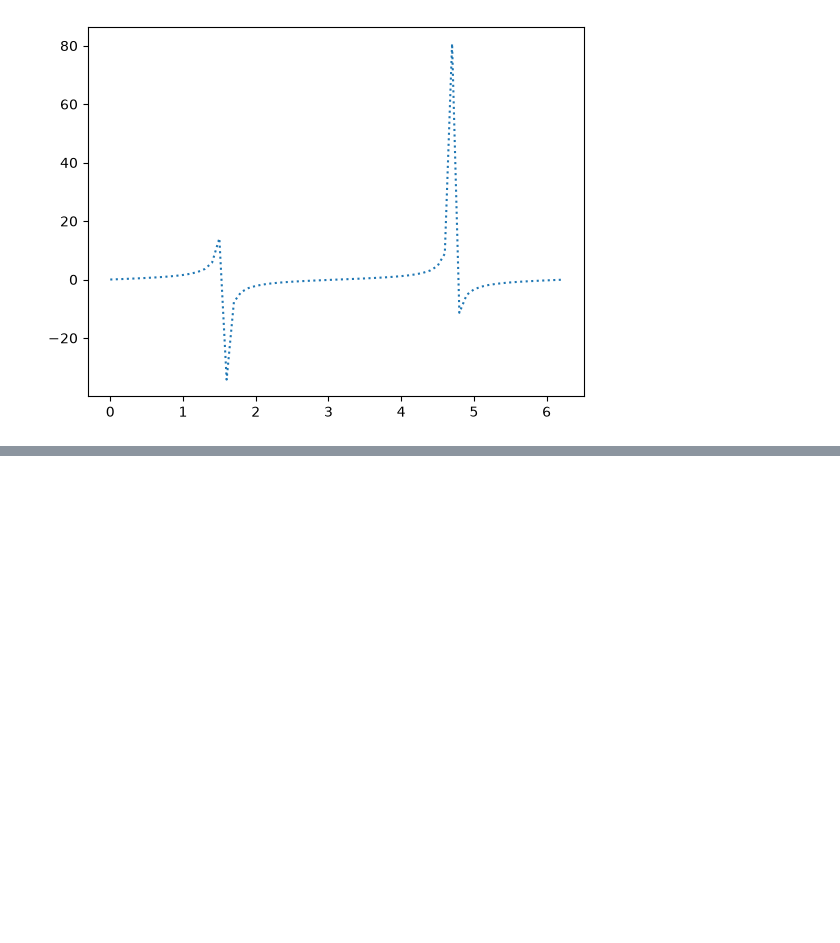
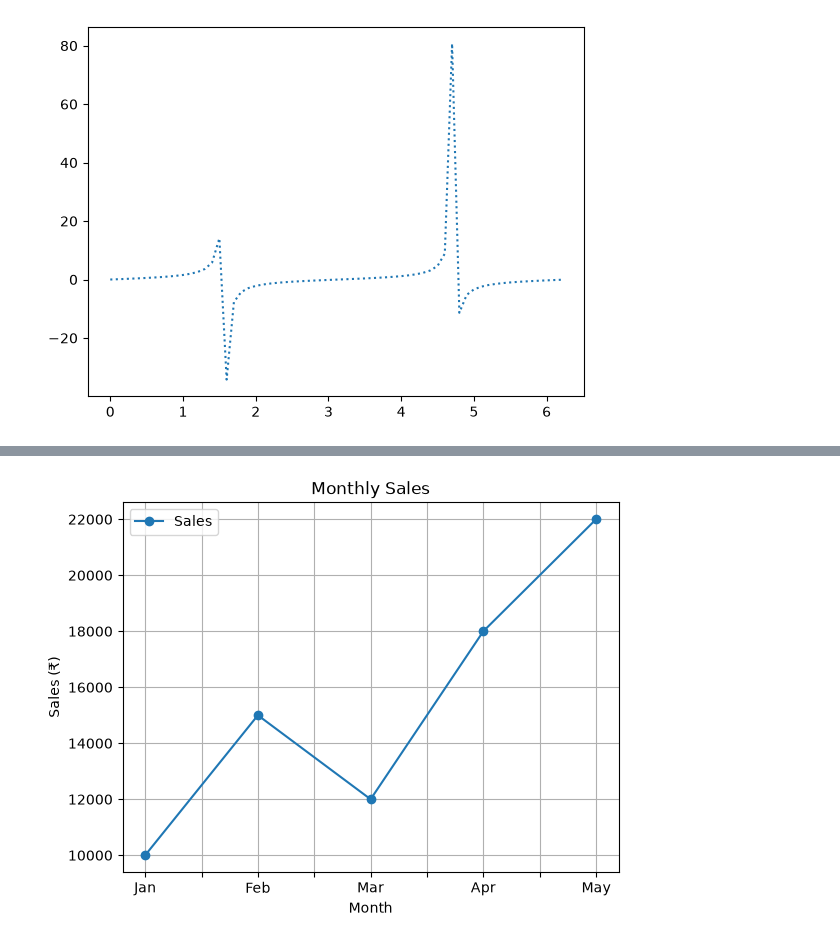
Before and after one commit to gtejas-45/Started-Python, a Jupyter notebook: LibraryALL/matplotlib.ipynb, the cells around one changed output, grey strips where cells are left out. Drawn from its saved outputs; the diff is of its cells as text; code cells hidden in the pictures; blank space fills up the shorter version.

```diff
--- a/LibraryALL/matplotlib.ipynb
+++ b/LibraryALL/matplotlib.ipynb
@@ -95,0 +147,23 @@ plt.plot(x,y,ls=":")
+# %%
+#using pandas
+import pandas as pd
+import matplotlib.pyplot as plt
+
+df = pd.DataFrame({
+    "Month": ["Jan", "Feb", "Mar", "Apr", "May"],
+    "Sales": [10000, 15000, 12000, 18000, 22000]
+})
+
+df.plot(
+    x="Month",
+    y="Sales",
+    kind="line",
+    marker="o",
+    title="Monthly Sales",
+    grid=True
+)
+
+plt.ylabel("Sales (₹)")
+plt.show()
+# %% [output]
+[figure, added]
```
Also changed, not shown: parts of 27 cells of this notebook, 15 other files.
